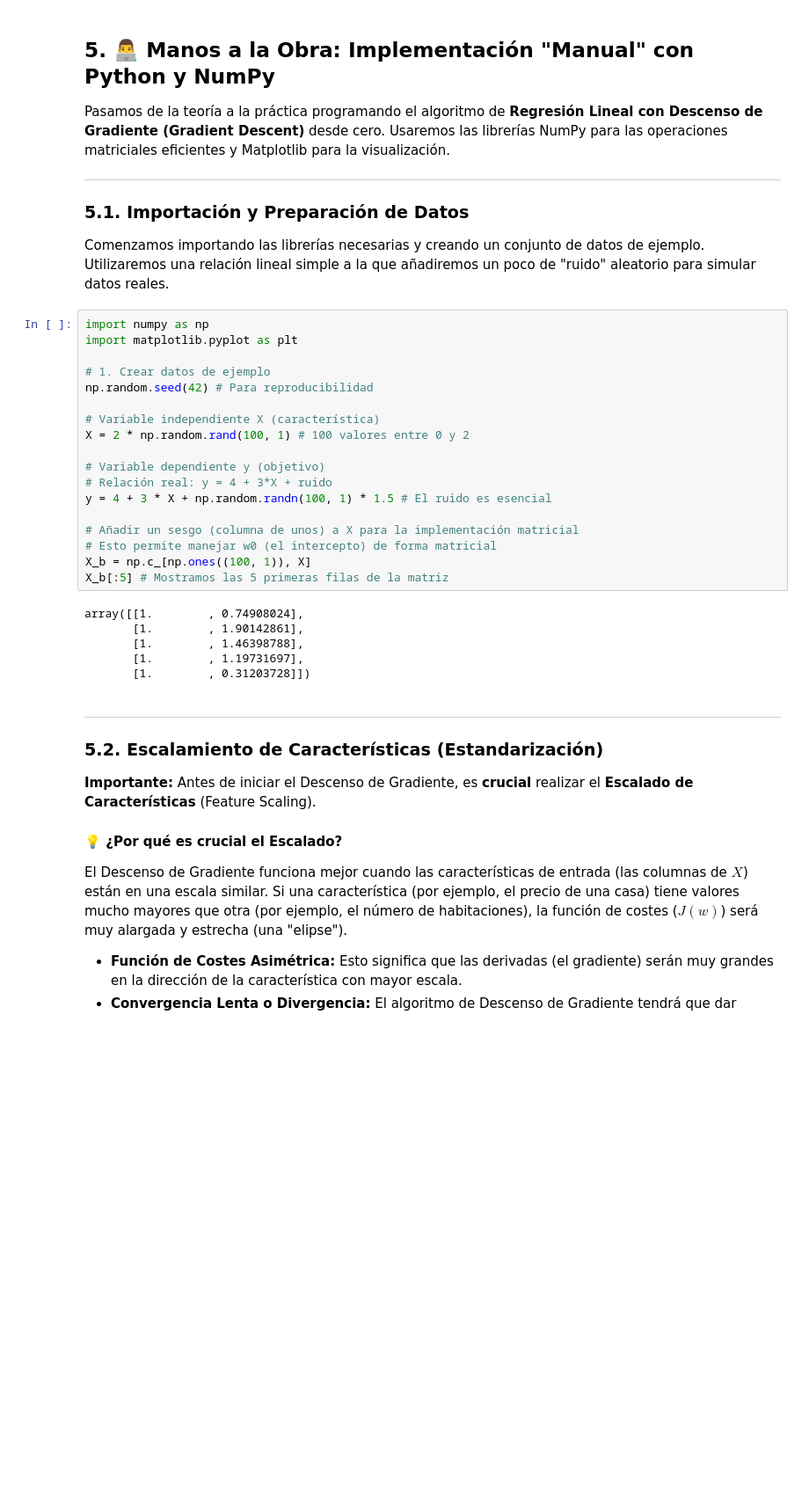
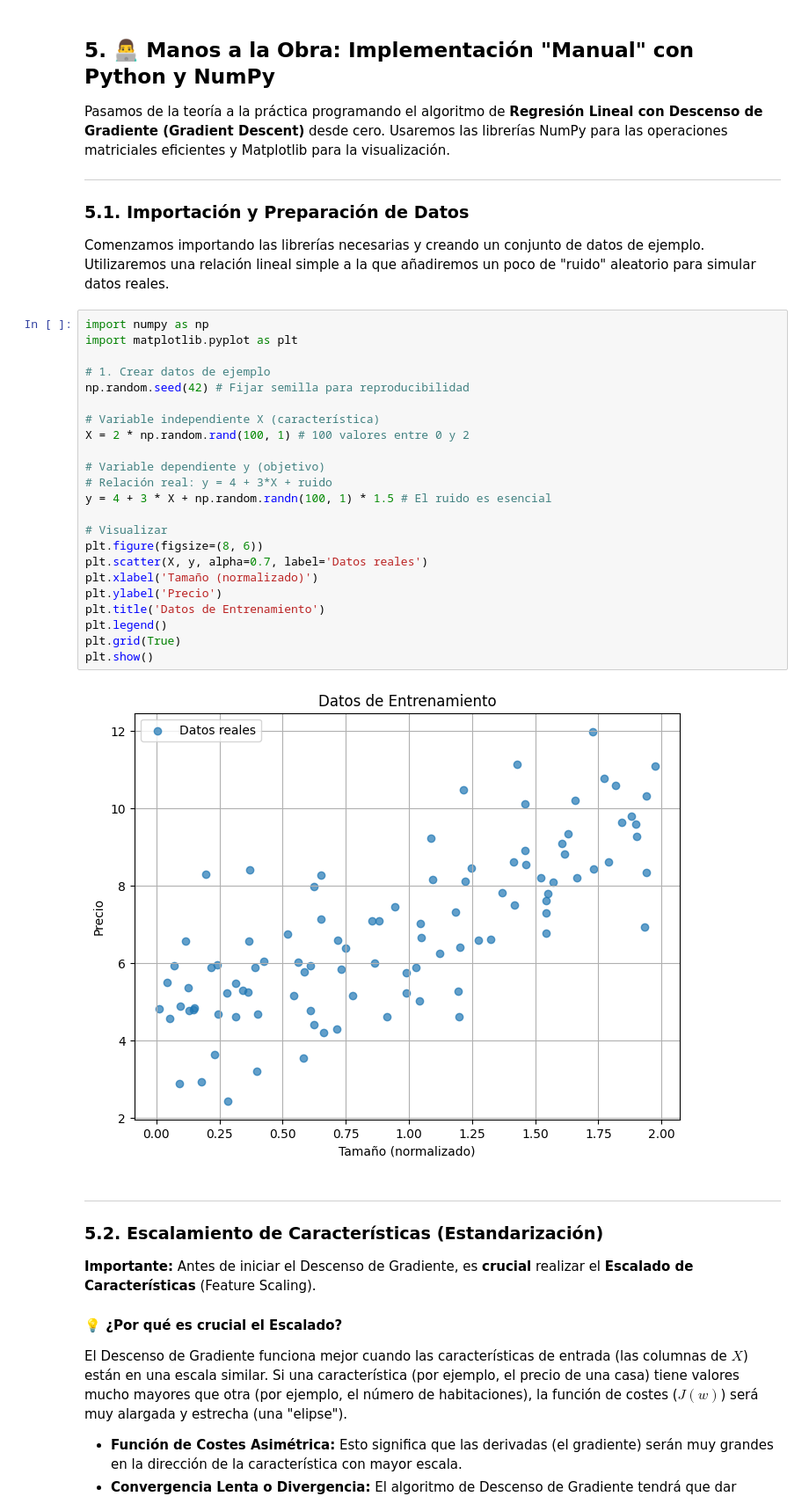
Before and after one commit to financieras/math_for_ai, a Jupyter notebook: estadistica/regresion_lineal_descenso_gradiente.ipynb, the cells around one changed output. Shown: that part at 88% size. Saved outputs shown, nothing was run; the diff lists cells and outputs as text; blank space fills up the shorter version.

```diff
--- a/estadistica/regresion_lineal_descenso_gradiente.ipynb
+++ b/estadistica/regresion_lineal_descenso_gradiente.ipynb
@@ -232,27 +229,28 @@ Comenzamos importando las librerías necesarias y creando un conjunto de datos d
 # %%
 import numpy as np
 import matplotlib.pyplot as plt
 
 # 1. Crear datos de ejemplo
-np.random.seed(42) # Para reproducibilidad
+np.random.seed(42) # Fijar semilla para reproducibilidad
 
 # Variable independiente X (característica)
 X = 2 * np.random.rand(100, 1) # 100 valores entre 0 y 2
 
 # Variable dependiente y (objetivo)
 # Relación real: y = 4 + 3*X + ruido
 y = 4 + 3 * X + np.random.randn(100, 1) * 1.5 # El ruido es esencial
 
-# Añadir un sesgo (columna de unos) a X para la implementación matricial
-# Esto permite manejar w0 (el intercepto) de forma matricial
-X_b = np.c_[np.ones((100, 1)), X]
-X_b[:5] # Mostramos las 5 primeras filas de la matriz
+# Visualizar
+plt.figure(figsize=(8, 6))
+plt.scatter(X, y, alpha=0.7, label='Datos reales')
+plt.xlabel('Tamaño (normalizado)')
+plt.ylabel('Precio')
+plt.title('Datos de Entrenamiento')
+plt.legend()
+plt.grid(True)
+plt.show()
 # %% [output]
-array([[1.        , 0.74908024],
-       [1.        , 1.90142861],
-       [1.        , 1.46398788],
-       [1.        , 1.19731697],
-       [1.        , 0.31203728]])
+[figure, added]
 # %% [markdown]
 -----
 
```
Also changed, not shown: parts of 6 cells of this notebook.
